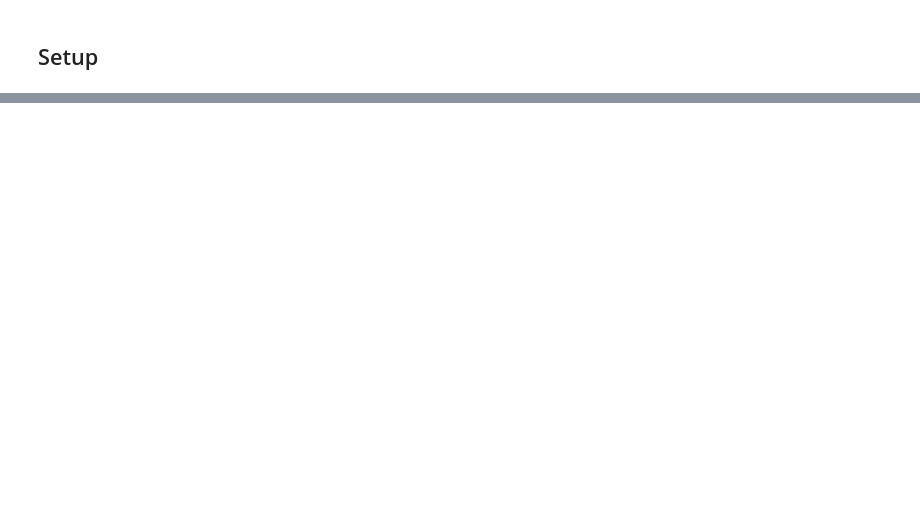
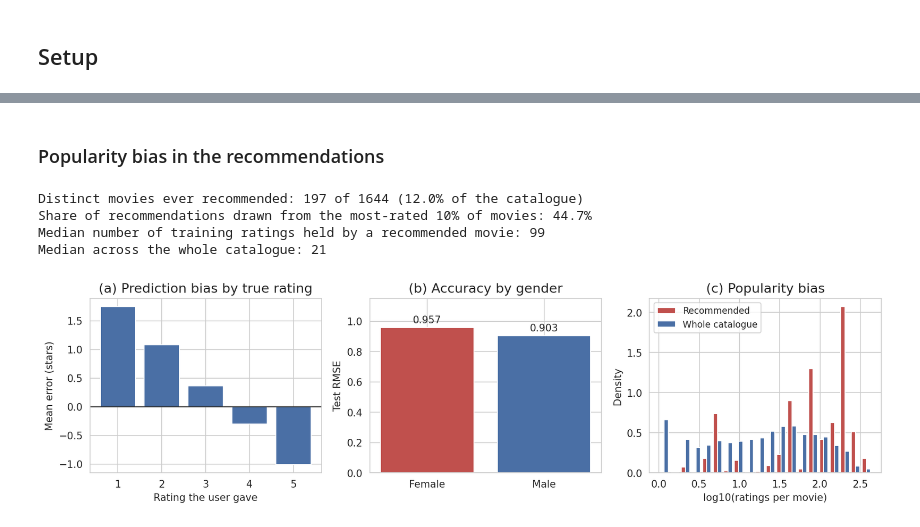
Before and after one commit to Koshies/MovieLens, a Jupyter notebook: MovieLens.ipynb, the cells around one changed output, grey strips where cells are left out. Cells and saved outputs as stored; diff of their text form; code cells hidden in the pictures; blank space fills up the shorter version.

Commit message:
MovieLens-changes-for-Deliverable-2

```diff
--- a/MovieLens.ipynb
+++ b/MovieLens.ipynb
@@ -510,0 +290,16 @@ Web* (pp. 285-295). ACM.
+# %%
+audit = preds_df.merge(users[["user_id", "age", "gender", "occupation"]], on="user_id")
+audit["age_group"] = pd.cut(audit["age"], [0, 24, 34, 49, 100],
+                            labels=["Under 25", "25-34", "35-49", "50+"])
+
+for label, col in [("gender", "gender"), ("age group", "age_group")]:
+    summary = audit.groupby(col, observed=True).agg(
+        users=("user_id", "nunique"),
+        ratings=("error", "size"),
+        RMSE=("error", rmse),
+        MAE=("error", lambda e: e.abs().mean())).round(4)
+    print(f"\nAccuracy by {label}:")
+    display(summary)
+
+gap = (audit.groupby("gender", observed=True)["error"].apply(rmse))
+print(f"\nRMSE gap between women and men: {gap['F'] - gap['M']:+.4f} stars")
@@ -510,0 +320,62 @@ Web* (pp. 285-295). ACM.
+# %% [markdown]
+### Popularity bias in the recommendations
+# %%
+# Build top-10 recommendations from movies each user has NOT rated
+anti_testset = trainset.build_anti_testset()
+anti_preds = tuned_model.test(anti_testset)
+
+top_n = {}
+for uid, iid, _, est, _ in anti_preds:
+    top_n.setdefault(uid, []).append((iid, est))
+for uid, recs in top_n.items():
+    recs.sort(key=lambda x: x[1], reverse=True)
+    top_n[uid] = recs[:10]
+
+recommended = [iid for recs in top_n.values() for iid, _ in recs]
+distinct = len(set(recommended))
+n_items = trainset.n_items
+
+popular_cut = item_counts.quantile(0.90)
+from_popular = np.mean([item_counts.get(iid, 0) >= popular_cut for iid in recommended])
+
+print(f"Distinct movies ever recommended: {distinct} of {n_items} "
+      f"({distinct / n_items:.1%} of the catalogue)")
+print(f"Share of recommendations drawn from the most-rated 10% of movies: {from_popular:.1%}")
+print(f"Median number of training ratings held by a recommended movie: "
+      f"{np.median([item_counts.get(i, 0) for i in recommended]):.0f}")
+print(f"Median across the whole catalogue: {item_counts.median():.0f}")
+# %% [output]
+Distinct movies ever recommended: 197 of 1644 (12.0% of the catalogue)
+Share of recommendations drawn from the most-rated 10% of movies: 44.7%
+Median number of training ratings held by a recommended movie: 99
+Median across the whole catalogue: 21
+# %%
+fig, axes = plt.subplots(1, 3, figsize=(12, 3.4), dpi=150)
+plt.rcParams.update({"font.size": 11})
+
+# (a) Error by actual rating
+axes[0].bar(by_rating.index.astype(int), by_rating["mean_error"], color="#4a6fa5")
+axes[0].axhline(0, color="black", lw=0.8)
+axes[0].set(title="(a) Prediction bias by true rating", xlabel="Rating the user gave",
+            ylabel="Mean error (stars)")
+
+# (b) RMSE by gender
+g = audit.groupby("gender", observed=True)["error"].apply(rmse)
+axes[1].bar(["Female", "Male"], [g["F"], g["M"]], color=["#c0504d", "#4a6fa5"])
+axes[1].set(title="(b) Accuracy by gender", ylabel="Test RMSE")
+axes[1].set_ylim(0, 1.15)          # zero baseline: do not exaggerate the gap
+for i, v in enumerate([g["F"], g["M"]]):
+    axes[1].text(i, v + 0.03, f"{v:.3f}", ha="center", fontsize=10)
+
+# (c) Popularity of recommended vs catalogue
+axes[2].hist([np.log10([max(item_counts.get(i, 0), 1) for i in recommended]),
+              np.log10(item_counts.clip(lower=1))],
+             bins=20, label=["Recommended", "Whole catalogue"],
+             color=["#c0504d", "#4a6fa5"], density=True)
+axes[2].set(title="(c) Popularity bias", xlabel="log10(ratings per movie)", ylabel="Density")
+axes[2].legend(fontsize=9)
+
+plt.tight_layout()
+plt.show()
+# %% [output]
+[figure, added]
```
Also changed, not shown: parts of 57 cells of this notebook.
